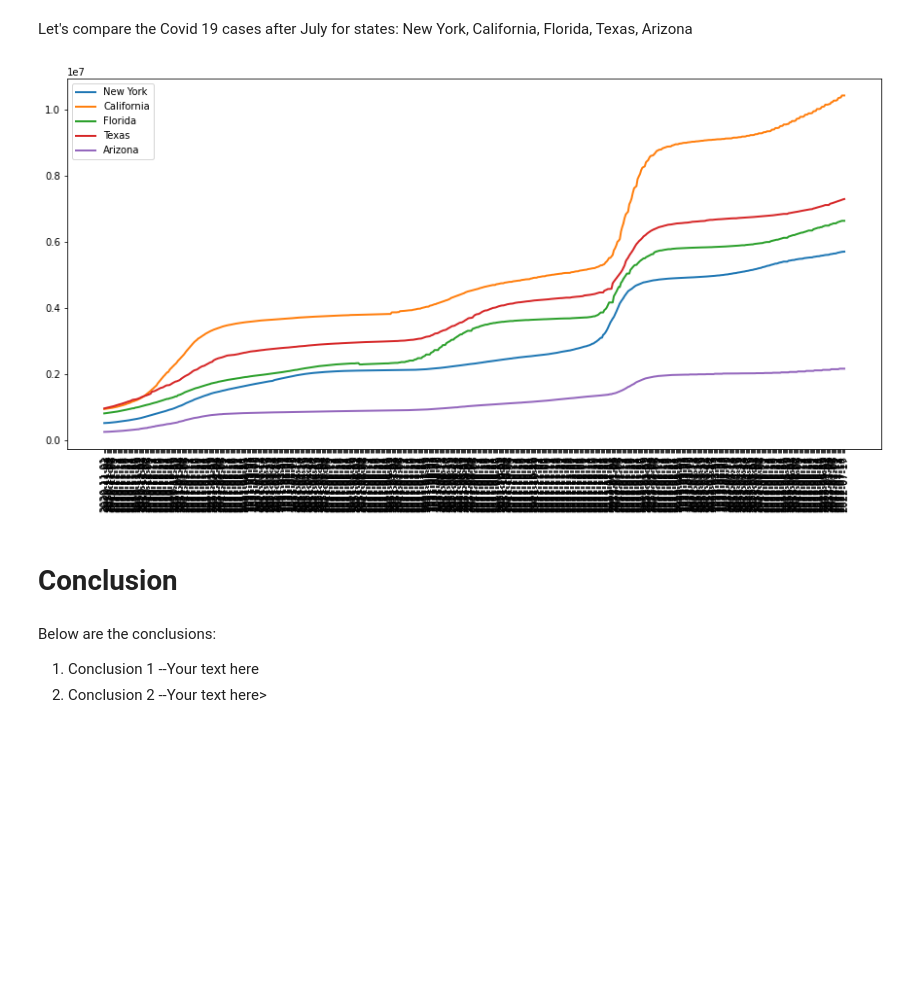
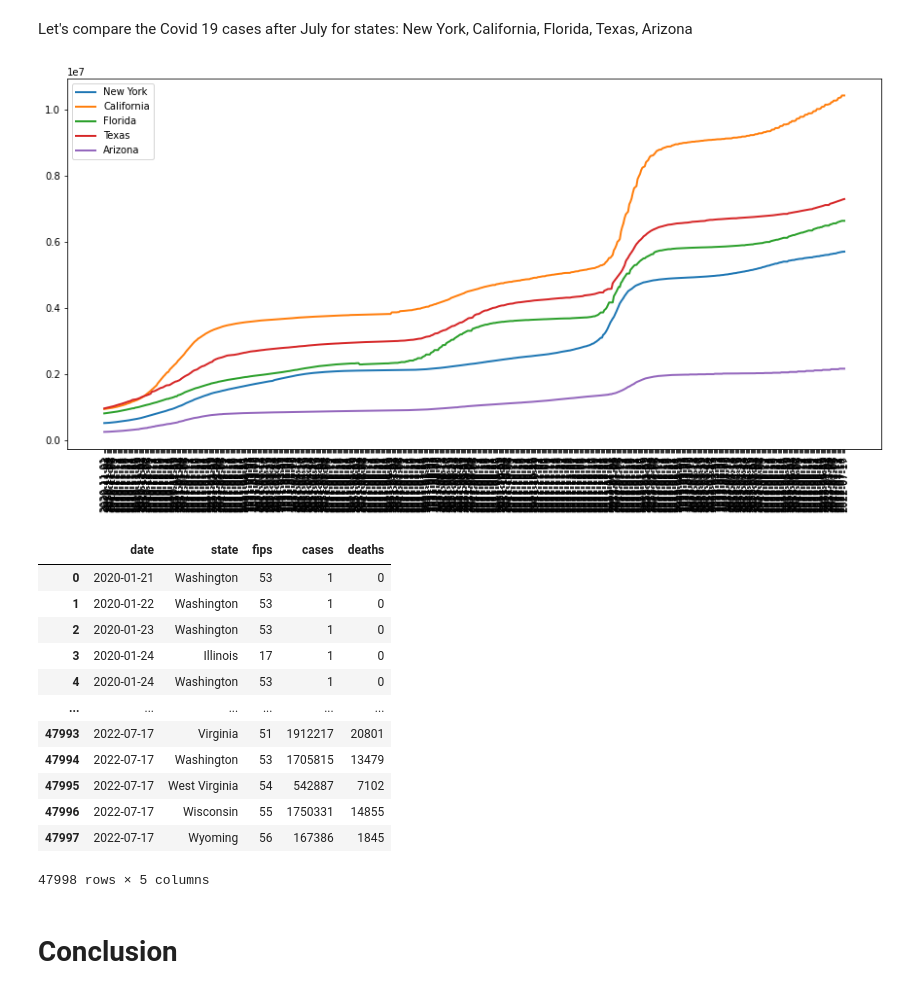
Before and after one commit to markquark125/Summer-MicroCredentials, a Jupyter notebook: COVID19_DATA_ANALYSIS.ipynb, the cells around one changed output. Saved outputs shown, nothing was run; the diff lists cells and outputs as text; code cells hidden in the pictures; blank space fills up the shorter version.

```diff
--- a/COVID19_DATA_ANALYSIS.ipynb
+++ b/COVID19_DATA_ANALYSIS.ipynb
@@ -225,28 +224,34 @@ states = ['New York', 'California','Florida', 'Texas','Arizona']
 # %%
 plt.figure(figsize=(15,7))
 for state in states:
   df_st = df[(df['state']==state) & (df['date']>='2020-11-01')]
   plt.plot(df_st['date'],
            df_st['cases'],
            linewidth=2
            )
   plt.xticks(rotation=90)
 plt.legend(states)
 plt.show()
 
-# use a for loop on df(data of US) and plot date (x-axis) and cases(y-axis) from NY, CA, FL, AZ.
+# use a for loop on df(data of US), plot date (x-axis) and cases(y-axis) from NY, CA, FL, AZ.
 # Graph is getting data for dates after 11/01/2020
 # Y axis seems to be scaled with ticks of 0.2 millions
+
+df
 # %% [output]
 [figure]
+|  | date | state | fips | cases | deaths |
+| 0 | 2020-01-21 | Washington | 53 | 1 | 0 |
+| 1 | 2020-01-22 | Washington | 53 | 1 | 0 |
+| 2 | 2020-01-23 | Washington | 53 | 1 | 0 |
+| 3 | 2020-01-24 | Illinois | 17 | 1 | 0 |
+| 4 | 2020-01-24 | Washington | 53 | 1 | 0 |
+| ... | ... | ... | ... | ... | ... |
+| 47993 | 2022-07-17 | Virginia | 51 | 1912217 | 20801 |
+| 47994 | 2022-07-17 | Washington | 53 | 1705815 | 13479 |
+| 47995 | 2022-07-17 | West Virginia | 54 | 542887 | 7102 |
+| 47996 | 2022-07-17 | Wisconsin | 55 | 1750331 | 14855 |
+| 47997 | 2022-07-17 | Wyoming | 56 | 167386 | 1845 |
+47998 rows × 5 columns
 # %% [markdown]
 # Conclusion
-# %% [markdown]
-Below are the conclusions:
-
-
-
-1.   Conclusion 1
-     --Your text here
-2.   Conclusion 2
-     --Your text here>
```
Also changed, not shown: parts of 6 cells of this notebook.
